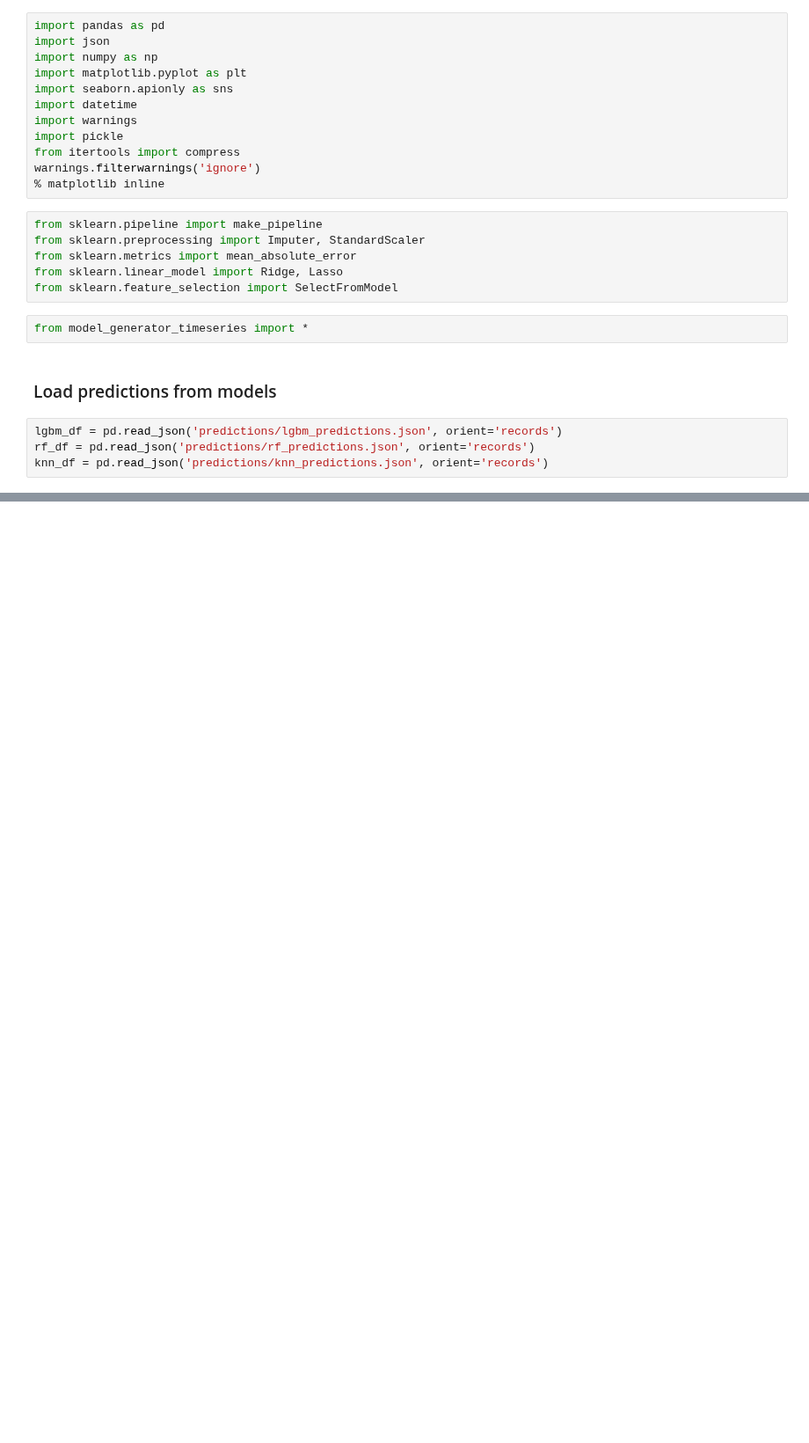
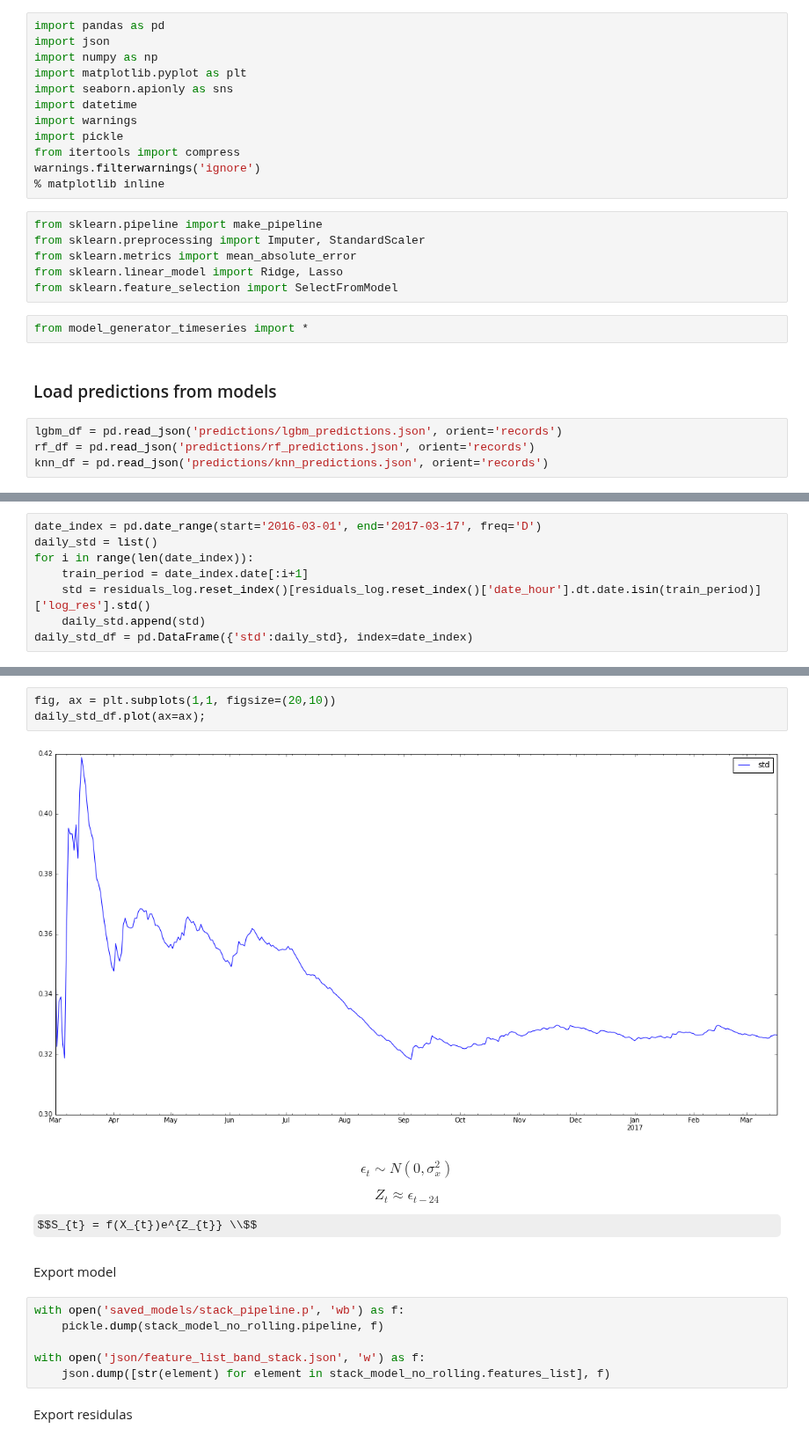
Before and after one commit to NonoMalpi/Secondary_band, a Jupyter notebook: Stacked_model.ipynb, the cells around one changed output, grey strips where cells are left out. Shown at 88% size. Drawn from its saved outputs; the diff is of its cells as text; some formulas as TeX source; blank space fills up the shorter version.

```diff
--- a/Stacked_model.ipynb
+++ b/Stacked_model.ipynb
@@ -32,0 +102,8 @@ stack_df = lgbm_df.merge(pd.concat([knn_df, rf_df], axis=1), how='left', left_in
+# %%
+date_index = pd.date_range(start='2016-03-01', end='2017-03-17', freq='D')
+daily_std = list()
+for i in range(len(date_index)):
+    train_period = date_index.date[:i+1]
+    std = residuals_log.reset_index()[residuals_log.reset_index()['date_hour'].dt.date.isin(train_period)]['log_res'].std()
+    daily_std.append(std)
+daily_std_df = pd.DataFrame({'std':daily_std}, index=date_index)
@@ -32,0 +117,21 @@ stack_df = lgbm_df.merge(pd.concat([knn_df, rf_df], axis=1), how='left', left_in
+# %%
+fig, ax = plt.subplots(1,1, figsize=(20,10))
+daily_std_df.plot(ax=ax);
+# %% [output]
+[figure, added]
+# %% [markdown]
+$$\epsilon _{t} \sim N(0, \sigma _{x} ^{2})$$
+
+$$Z_{t} \approx \epsilon _{t-24}$$
+
+$$S_{t} = f(X_{t})e^{Z_{t}} \\$$
+# %% [markdown]
+Export model
+# %%
+with open('saved_models/stack_pipeline.p', 'wb') as f:
+    pickle.dump(stack_model_no_rolling.pipeline, f)
+
+with open('json/feature_list_band_stack.json', 'w') as f:
+    json.dump([str(element) for element in stack_model_no_rolling.features_list], f)
+# %% [markdown]
+Export residulas
```
Also changed, not shown: parts of 14 cells of this notebook, 10 other files.
